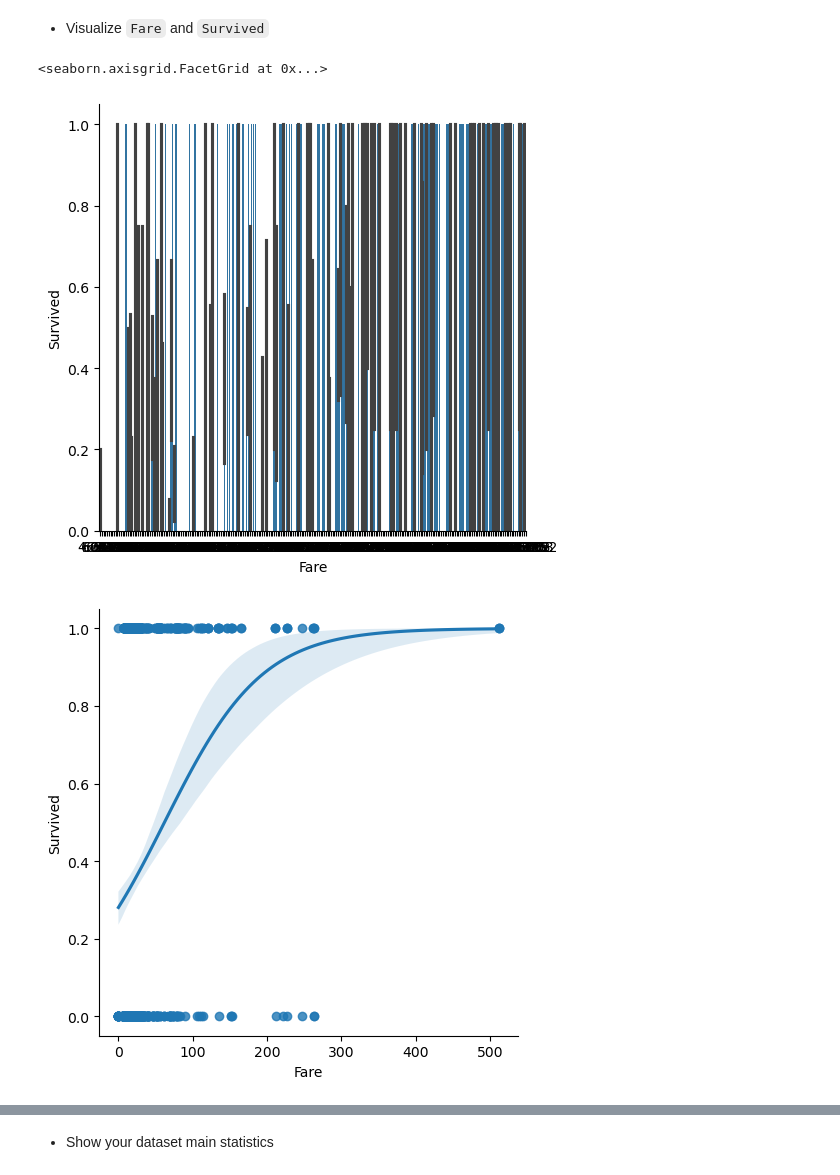
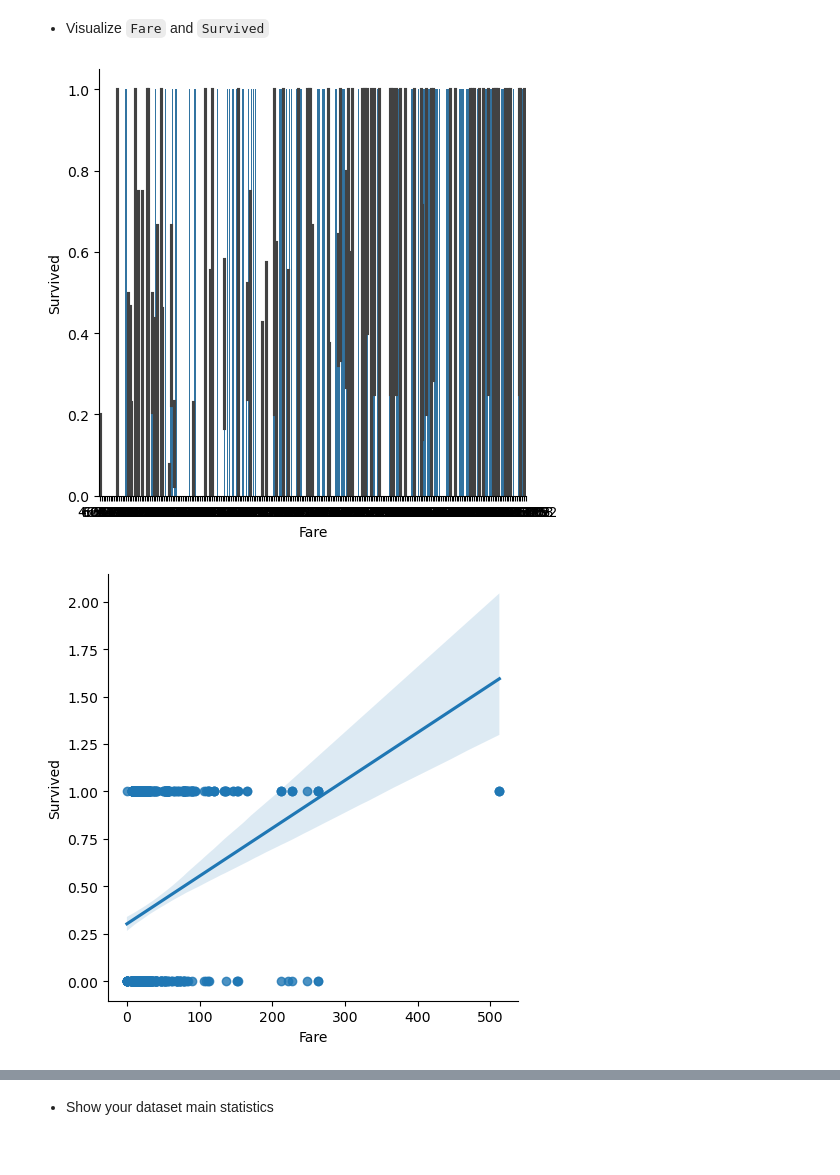
Before and after one commit to 40tude/Data_Essentials_Stage_Oct_2023, a Jupyter notebook: 04-ML-J2/Exo-01.ipynb, the cells around one changed output, grey strips where cells are left out. Saved outputs shown, nothing was run; the diff lists cells and outputs as text; code cells hidden in the pictures.

```diff
--- a/04-ML-J2/Exo-01.ipynb
+++ b/04-ML-J2/Exo-01.ipynb
@@ -131,14 +131,17 @@ sns.catplot(df, x="Parch", y="Survived", kind="bar")
 # %% [markdown]
 - Visualize `Fare` and `Survived`
 # %%
-sns.catplot(df, x="Fare", y="Survived", kind="bar")
+# Bof...
+# le fare c'est le prix du billet
+_ = sns.catplot(df, x="Fare", y="Survived", kind="bar")
 # %% [output]
-<seaborn.axisgrid.FacetGrid at 0x...>
-[figure, old version]
+[figure, new version]
 # %%
-# https://www.tutorialspoint.com/seaborn/seaborn_implot_method.htm#:~:text=lmplot()%20method%20is%20used,a%20dataset%20simple%20and%20convenient.
+# Bof...
+# Lire : https://www.tutorialspoint.com/seaborn/seaborn_implot_method.htm#:~:text=lmplot()%20method%20is%20used,a%20dataset%20simple%20and%20convenient.
+# sns.lmplot() permet de tracer des scatter plots avec une ligne de régression linéaire ajustée.
+# Utile pour visualiser la relation entre deux variables continues et évaluer visuellement la force (pente) et la direction (+ ou -) de cette dernière
 
-
-_ = sns.lmplot(df, x="Fare", y="Survived", logistic=True)
+_ = sns.lmplot(df, x="Fare", y="Survived")
 # %% [output]
-[figure, old version]
+[figure, new version]
```
Also changed, not shown: parts of 9 cells of this notebook, 10 other files.
